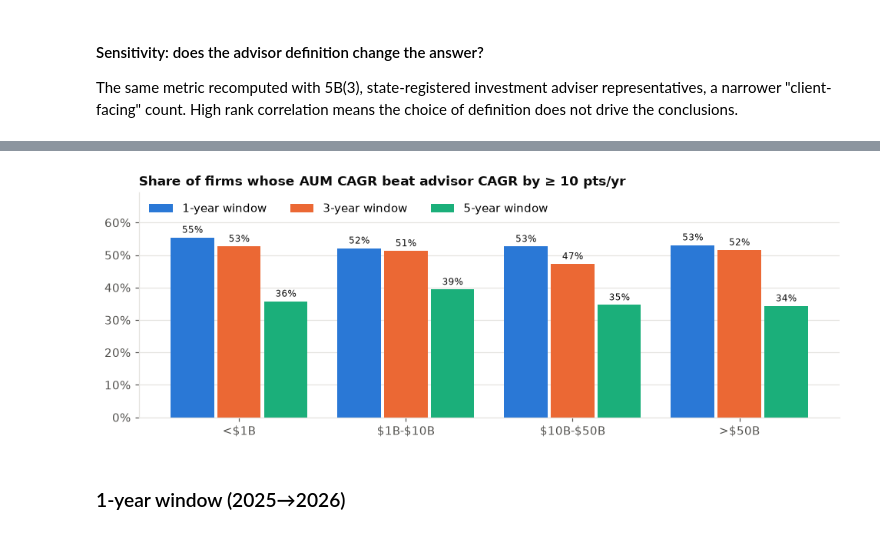
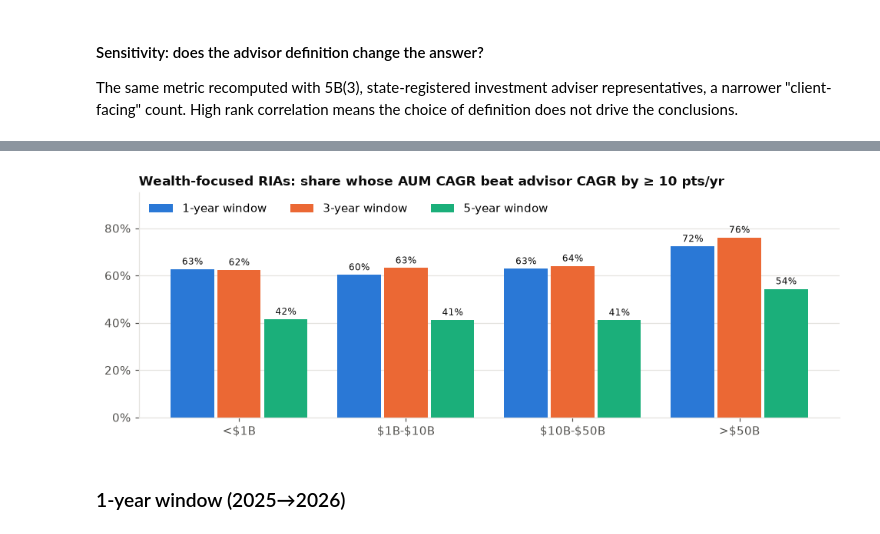
Before and after one commit to sayrest44/nevis-adv-analysis, a Jupyter notebook: nevis-adv-analysis.ipynb, the cells around one changed output, grey strips where cells are left out. Saved outputs shown, nothing was run; the diff lists cells and outputs as text; code cells hidden in the pictures.

```diff
--- a/nevis-adv-analysis.ipynb
+++ b/nevis-adv-analysis.ipynb
@@ -239,7 +241,7 @@ def heading(text, level=4):
     text = text.replace("<$", "&lt;$").replace(">$", "&gt;$")
     display(Markdown("#" * level + " " + text.replace("$", "<span>&#36;</span>")))
 
-def ranked_lists(df, sort_col, cols, title, wealth_min_clients=0, **fmt_kw):
+def ranked_lists(df, sort_col, cols, title, wealth_min_clients=0, csv_note=None, **fmt_kw):
     """Top-N per segment for wealth-focused RIAs (Nevis's core market), then for all RIAs.
     Displays TOP_N wealth-focused and 5 overall; both lists are returned at TOP_N for the CSV.
     wealth_min_clients applies a client floor to the wealth-focused list only."""
@@ -248,7 +250,7 @@ def ranked_lists(df, sort_col, cols, title, wealth_min_clients=0, **fmt_kw):
     for label, d, n_show in [("Wealth-focused RIAs", wealth, TOP_N), ("All RIAs", df, 5)]:
         top = ap.top_n_by_segment(d, sort_col, TOP_N, cols)
         out.append(top.assign(universe=label))
-        note = "" if n_show == TOP_N else f" (top {n_show} shown, top {TOP_N} in CSV)"
+        note = "" if n_show == TOP_N else f" (top {n_show} shown, {csv_note or f'top {TOP_N} in CSV'})"
         heading(f"{title}: {label}{note}")
         show(fmt(top[top["rank"] <= n_show].set_index(["segment", "rank"]), **fmt_kw))
     return pd.concat(out)
@@ -818,18 +836,18 @@ q2.to_csv(OUT / "q2_capacity_strained.csv", index=False)
 WEALTH_LABEL, OTHER_LABEL = "wealth-focused (≥50% individual AUM)", "<50% individual AUM"
 cap["firm_type"] = np.select(
     [cap["digital_platform"], cap["investment_manager"], cap["family_office"], cap["wealth_focused"]],
-    ["digital platform", "investment manager", "family office", WEALTH_LABEL], OTHER_LABEL)
-TYPE_ORDER = [WEALTH_LABEL, OTHER_LABEL, "family office", "investment manager", "digital platform"]
+    ["digital platform", "investment manager used by RIAs", "family office", WEALTH_LABEL], OTHER_LABEL)
+TYPE_ORDER = [WEALTH_LABEL, OTHER_LABEL, "family office", "investment manager used by RIAs", "digital platform"]
 by_type = lambda values, how: cap.pivot_table(index="segment", columns="firm_type", values=values, aggfunc=how,
                                                observed=False)[TYPE_ORDER].rename_axis(columns=None)
 medians = pd.concat({"aum_per_advisor": by_type("aum_per_advisor", "median"),
                      "clients_per_advisor": by_type("clients_per_advisor", "median")}, axis=1)
 medians.stack(level=1, future_stack=True).rename_axis(["segment", "firm_type"]).to_csv(OUT / "q2_medians_by_firm_type.csv")
-heading("Median AUM per advisor by firm type", level=5)
+heading("Median AUM per advisor by firm type (all eligible RIAs: ≥ 2 advisors, current filing)", level=5)
 show(fmt(medians["aum_per_advisor"], money_cols=TYPE_ORDER))
-heading("Median clients per advisor by firm type", level=5)
+heading("Median clients per advisor by firm type (all eligible RIAs)", level=5)
 show(fmt(medians["clients_per_advisor"], int_cols=TYPE_ORDER))
-heading("Number of firms by type", level=5)
+heading("Number of eligible firms by type", level=5)
 show(fmt(by_type("crd", "count"), int_cols=TYPE_ORDER))
 # %% [output]
 #### Highest AUM per advisor: Wealth-focused RIAs
@@ -1147,15 +1181,18 @@ under = {h: eligible_staffing(g).assign(
              understaffed=lambda d: (d["growth_gap"] > 0) & (d["aum_cagr"] > 0),
              material=lambda d: (d["growth_gap"] >= MATERIAL_GAP) & (d["aum_cagr"] > 0))
          for h, g in growth.items()}
-by_seg = lambda col, how: pd.DataFrame({f"{h}y": u.groupby("segment", observed=False)[col].agg(how)
-                                        for h, u in under.items()})
-share, material, counts = by_seg("understaffed", "mean"), by_seg("material", "mean"), by_seg("material", "sum")
-heading("Share of eligible firms where AUM outgrew advisor headcount (any gap)", level=5)
-show(fmt(share.rename(columns=windows), share_cols=list(windows.values())))
-heading(f"Share with a material gap (≥ {MATERIAL_GAP * 100:.0f} pts/yr)", level=5)
-show(fmt(material.rename(columns=windows), share_cols=list(windows.values())))
-heading("Number of materially under-staffed firms", level=5)
-show(fmt(counts.rename(columns=windows), int_cols=list(windows.values())))
-pd.concat({"any_gap_share": share.stack(), "material_gap_share": material.stack(),
-           "material_gap_firms": counts.stack()}, axis=1).rename_axis(["segment", "horizon"])   .to_csv(OUT / "q3_gap_shares.csv")
+gap_shares = pd.concat({
+    (uname, f"{h}y"): keep(df).groupby("segment", observed=False).agg(
+        any_gap_share=("understaffed", "mean"), material_gap_share=("material", "mean"),
+        material_gap_firms=("material", "sum"))
+    for uname, keep in UNIVERSES.items() for h, df in under.items()}, names=["universe", "horizon"])
+gap_shares.to_csv(OUT / "q3_gap_shares.csv")
+for uname in UNIVERSES:
+    gs = gap_shares.xs(uname, level="universe")
+    t = by_window({"Any gap": gs["any_gap_share"], f"Gap ≥ {MATERIAL_GAP * 100:.0f} pts": gs["material_gap_share"],
+                   "Firms with gap ≥ 10 pts": gs["material_gap_firms"]})
+    heading(f"Share of eligible firms where AUM outgrew advisor headcount: {uname}", level=5)
+    show(fmt(t, share_cols=[c for c in t if not c.startswith("Firms")], int_cols=[c for c in t if c.startswith("Firms")]))
+# the chart shows the wealth-focused universe, the focus of the rankings
+material = gap_shares.xs("Wealth-focused RIAs", level="universe")["material_gap_share"].unstack("horizon")
 # %% [output]
@@ -1183,20 +1213,21 @@ pd.concat({"any_gap_share": share.stack(), "material_gap_share": material.stack(
 # %%
 fig, ax = plt.subplots(figsize=(9, 3.4))
-x = np.arange(len(share.index))
+x = np.arange(len(material.index))
 w = 0.26
 for i, (col, color) in enumerate(zip(material.columns, [BLUE, ORANGE, AQUA])):
     bars = ax.bar(x + (i - 1) * (w + 0.02), material[col], width=w, color=color, label=f"{windows[col]} window")
     ax.bar_label(bars, labels=[f"{v:.0%}" for v in material[col]], fontsize=8, color=INK, padding=2)
 ax.set_xticks(x, material.index.astype(str))
 ax.set_ylim(0, max(0.5, material.values.max() * 1.25))
 ax.yaxis.set_major_formatter(lambda v, _: f"{v:.0%}")
 ax.grid(axis="x", visible=False)
 ax.legend(loc="upper left", ncol=3)
-ax.set_title(f"Share of firms whose AUM CAGR beat advisor CAGR by ≥ {MATERIAL_GAP * 100:.0f} pts/yr", loc="left")
+ax.set_title(f"Wealth-focused RIAs: share whose AUM CAGR beat advisor CAGR by ≥ {MATERIAL_GAP * 100:.0f} pts/yr",
+             loc="left")
 plt.tight_layout()
 plt.show()
 # %% [output]
-[figure, old version]
+[figure, new version]
 # %%
 Q3_COLS = ["sec_number", "firm_name", "city", "state", "aum", "aum_cagr", "advisors_start", "advisors",
            "advisor_cagr", "growth_gap", "aum_per_advisor_start", "aum_per_advisor", "pct_aum_individuals"]
```
Also changed, not shown: parts of 21 cells of this notebook.
